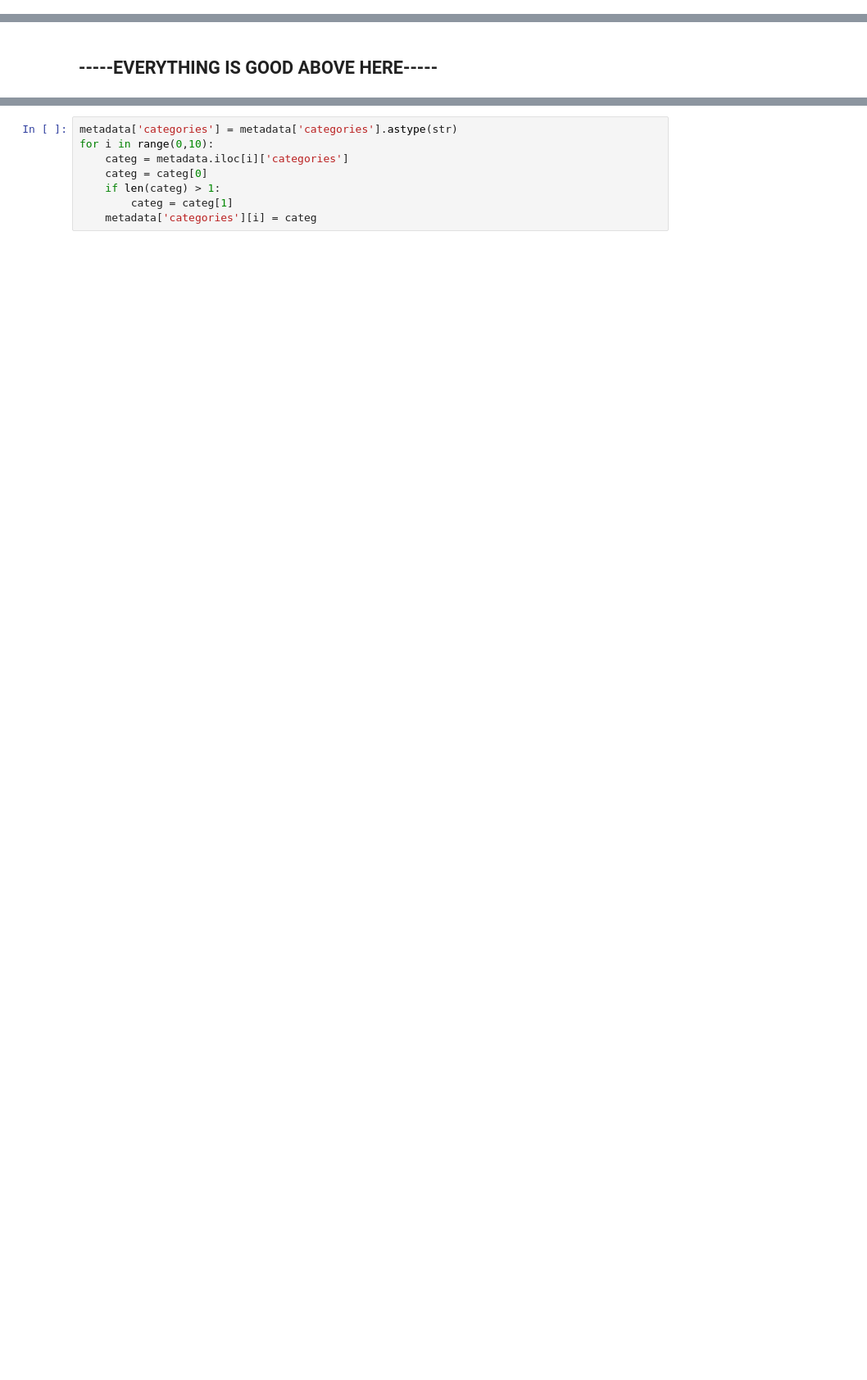
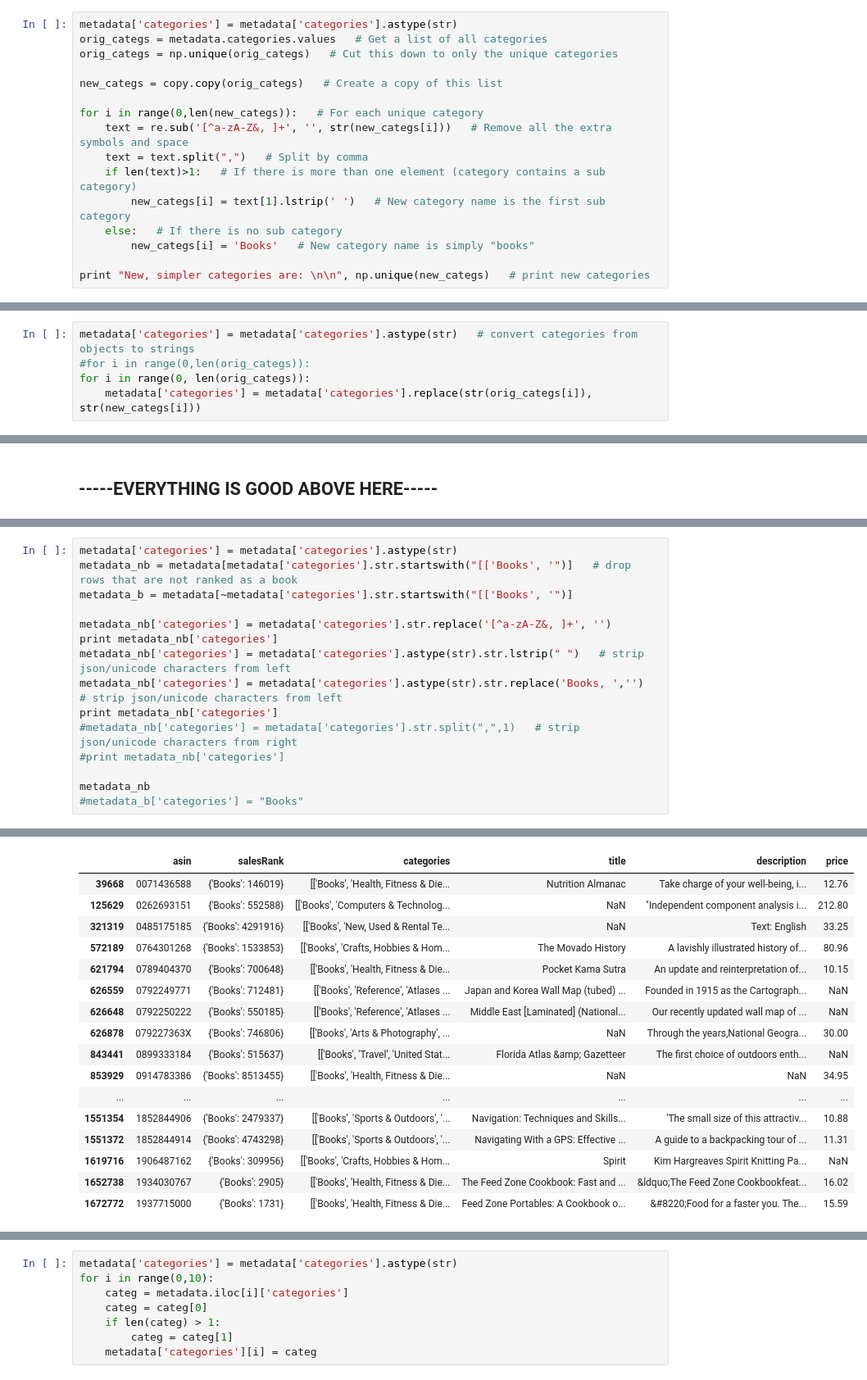
Before and after one commit to kathrynhamilton/207finalproject, a Jupyter notebook: w207_final_project.ipynb, the cells around one changed output, grey strips where cells are left out. Shown at 82% size. Cells and saved outputs as stored; diff of their text form; blank space fills up the shorter version.

```diff
--- a/w207_final_project.ipynb
+++ b/w207_final_project.ipynb
@@ -147,0 +176,16 @@ The next logical step is to roll back these classifications to a higher level (f
+# %%
+metadata['categories'] = metadata['categories'].astype(str)
+orig_categs = metadata.categories.values   # Get a list of all categories
+orig_categs = np.unique(orig_categs)   # Cut this down to only the unique categories
+
+new_categs = copy.copy(orig_categs)   # Create a copy of this list
+
+for i in range(0,len(new_categs)):   # For each unique category
+    text = re.sub('[^a-zA-Z&, ]+', '', str(new_categs[i]))   # Remove all the extra symbols and space
+    text = text.split(",")   # Split by comma
+    if len(text)>1:   # If there is more than one element (category contains a sub category)
+        new_categs[i] = text[1].lstrip(' ')   # New category name is the first sub category
+    else:   # If there is no sub category
+        new_categs[i] = 'Books'   # New category name is simply "books"
+
+print "New, simpler categories are: \n\n", np.unique(new_categs)   # print new categories
@@ -147,0 +226,5 @@ The next logical step is to roll back these classifications to a higher level (f
+# %%
+metadata['categories'] = metadata['categories'].astype(str)   # convert categories from objects to strings
+#for i in range(0,len(orig_categs)):
+for i in range(0, len(orig_categs)):
+    metadata['categories'] = metadata['categories'].replace(str(orig_categs[i]), str(new_categs[i]))
@@ -219,0 +327,16 @@ metadata2.drop(['salesRank','title','description','price','asin'],axis=1).groupb
+# %%
+metadata['categories'] = metadata['categories'].astype(str)
+metadata_nb = metadata[metadata['categories'].str.startswith("[['Books', '")]   # drop rows that are not ranked as a book
+metadata_b = metadata[~metadata['categories'].str.startswith("[['Books', '")]
+
+metadata_nb['categories'] = metadata['categories'].str.replace('[^a-zA-Z&, ]+', '')
+print metadata_nb['categories']
+metadata_nb['categories'] = metadata['categories'].astype(str).str.lstrip(" ")   # strip json/unicode characters from left
+metadata_nb['categories'] = metadata['categories'].astype(str).str.replace('Books, ','')   # strip json/unicode characters from left
+print metadata_nb['categories']
+#metadata_nb['categories'] = metadata['categories'].str.split(",",1)   # strip json/unicode characters from right
+#print metadata_nb['categories']
+
+metadata_nb
+#metadata_b['categories'] = "Books"
+# %% [output]
@@ -219,0 +391,17 @@ metadata2.drop(['salesRank','title','description','price','asin'],axis=1).groupb
+|  | asin | salesRank | categories | title | description | price |
+| 39668 | 0071436588 | {'Books': 146019} | [['Books', 'Health, Fitness & Die... | Nutrition Almanac | Take charge of your well-being, i... | 12.76 |
+| 125629 | 0262693151 | {'Books': 552588} | [['Books', 'Computers & Technolog... | NaN | "Independent component analysis i... | 212.80 |
+| 321319 | 0485175185 | {'Books': 4291916} | [['Books', 'New, Used & Rental Te... | NaN | Text: English | 33.25 |
+| 572189 | 0764301268 | {'Books': 1533853} | [['Books', 'Crafts, Hobbies & Hom... | The Movado History | A lavishly illustrated history of... | 80.96 |
+| 621794 | 0789404370 | {'Books': 700648} | [['Books', 'Health, Fitness & Die... | Pocket Kama Sutra | An update and reinterpretation of... | 10.15 |
+| 626559 | 0792249771 | {'Books': 712481} | [['Books', 'Reference', 'Atlases ... | Japan and Korea Wall Map (tubed) ... | Founded in 1915 as the Cartograph... | NaN |
+| 626648 | 0792250222 | {'Books': 550185} | [['Books', 'Reference', 'Atlases ... | Middle East [Laminated] (National... | Our recently updated wall map of ... | NaN |
+| 626878 | 079227363X | {'Books': 746806} | [['Books', 'Arts & Photography', ... | NaN | Through the years,National Geogra... | 30.00 |
+| 843441 | 0899333184 | {'Books': 515637} | [['Books', 'Travel', 'United Stat... | Florida Atlas &amp; Gazetteer | The first choice of outdoors enth... | NaN |
+| 853929 | 0914783386 | {'Books': 8513455} | [['Books', 'Health, Fitness & Die... | NaN | NaN | 34.95 |
+| ... | ... | ... | ... | ... | ... | ... |
+| 1551354 | 1852844906 | {'Books': 2479337} | [['Books', 'Sports & Outdoors', '... | Navigation: Techniques and Skills... | 'The small size of this attractiv... | 10.88 |
+| 1551372 | 1852844914 | {'Books': 4743298} | [['Books', 'Sports & Outdoors', '... | Navigating With a GPS: Effective ... | A guide to a backpacking tour of ... | 11.31 |
+| 1619716 | 1906487162 | {'Books': 309956} | [['Books', 'Crafts, Hobbies & Hom... | Spirit | Kim Hargreaves Spirit Knitting Pa... | NaN |
+| 1652738 | 1934030767 | {'Books': 2905} | [['Books', 'Health, Fitness & Die... | The Feed Zone Cookbook: Fast and ... | &ldquo;The Feed Zone Cookbookfeat... | 16.02 |
+| 1672772 | 1937715000 | {'Books': 1731} | [['Books', 'Health, Fitness & Die... | Feed Zone Portables: A Cookbook o... | &#8220;Food for a faster you. The... | 15.59 |
```
Also changed, not shown: parts of 49 cells of this notebook.
